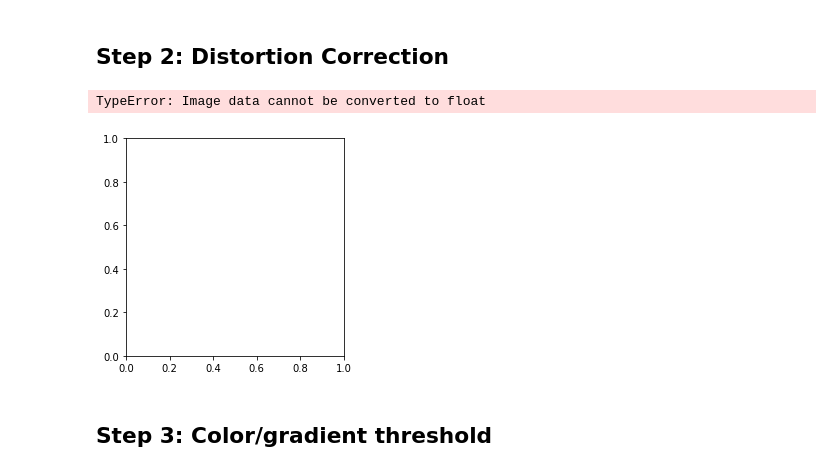
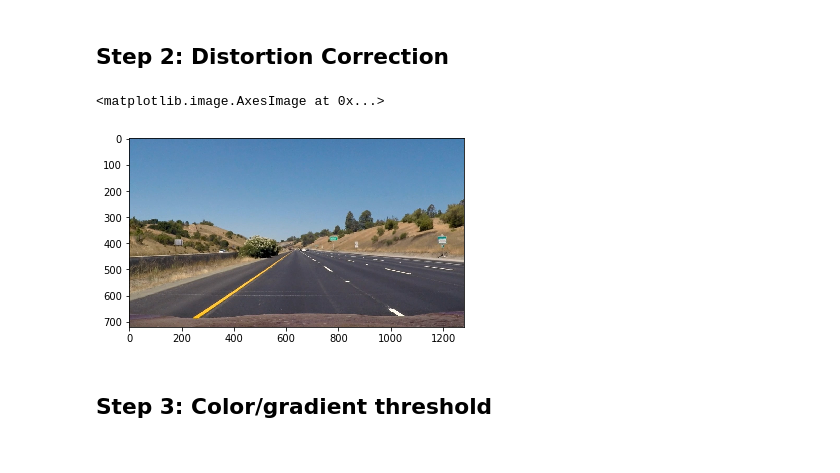
Before and after one commit to ignaden/CarND-Advanced-Lane-Lines, a Jupyter notebook: AdvancedLanes.ipynb, the cells around one changed output. Cells and saved outputs as stored; diff of their text form; code cells hidden in the pictures.

```diff
--- a/AdvancedLanes.ipynb
+++ b/AdvancedLanes.ipynb
@@ -128,11 +129,11 @@ def transform(img):
 # %%
 # Let's make sure we know what we're doing here.
 img1 = mpimg.imread('test_images/straight_lines1.jpg')
 fimg = transform(undistort_img(img1))
-plt.imshow(fimg)
+plt.imshow(img1)
 # %% [output]
-TypeError: Image data cannot be converted to float
+<matplotlib.image.AxesImage at 0x...>
-[figure, old version]
+[figure, new version]
 # %% [markdown]
 ## Step 3: Color/gradient threshold
 # %%
```
Also changed, not shown: parts of 3 cells of this notebook, 4 other files.
